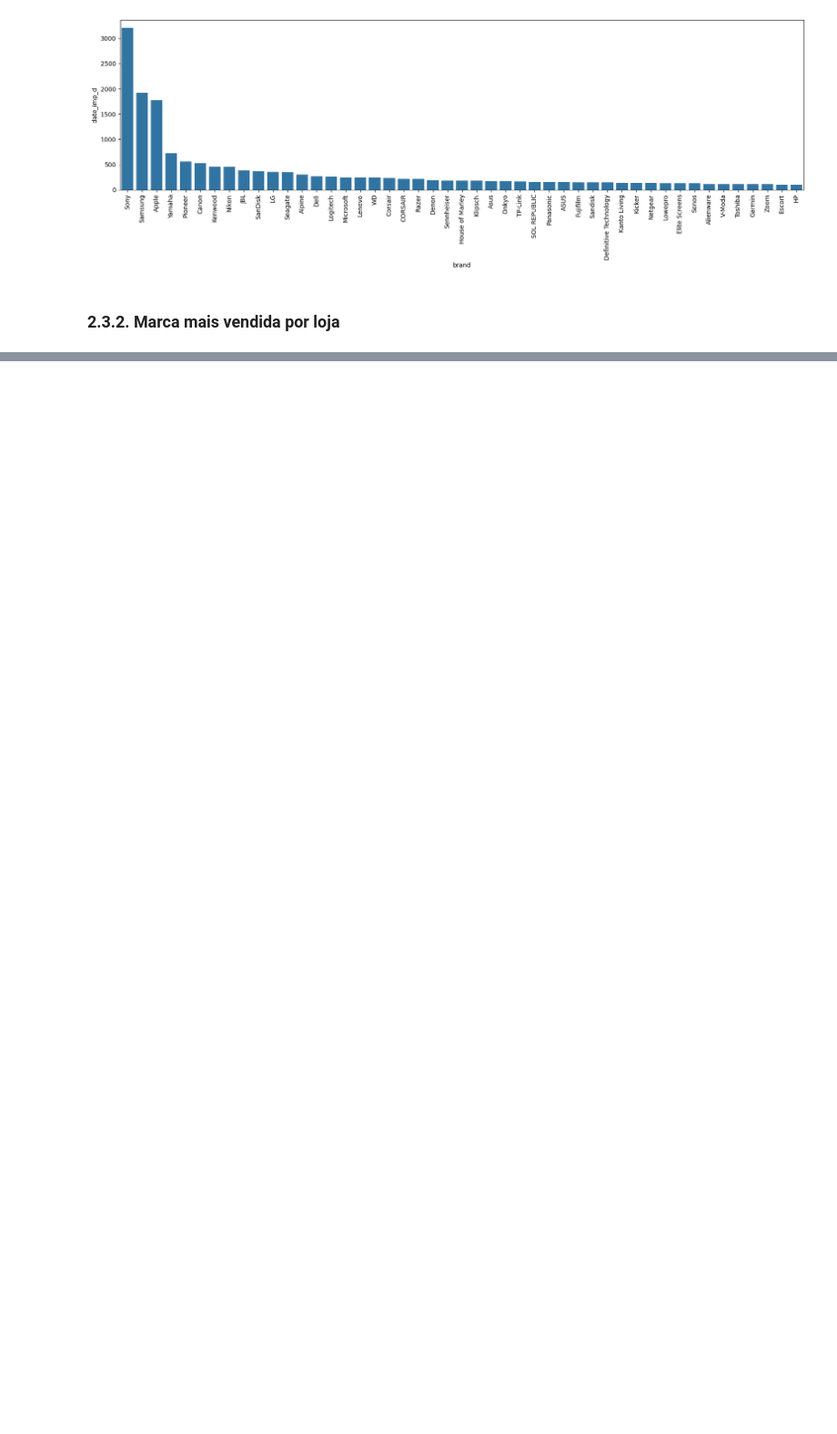
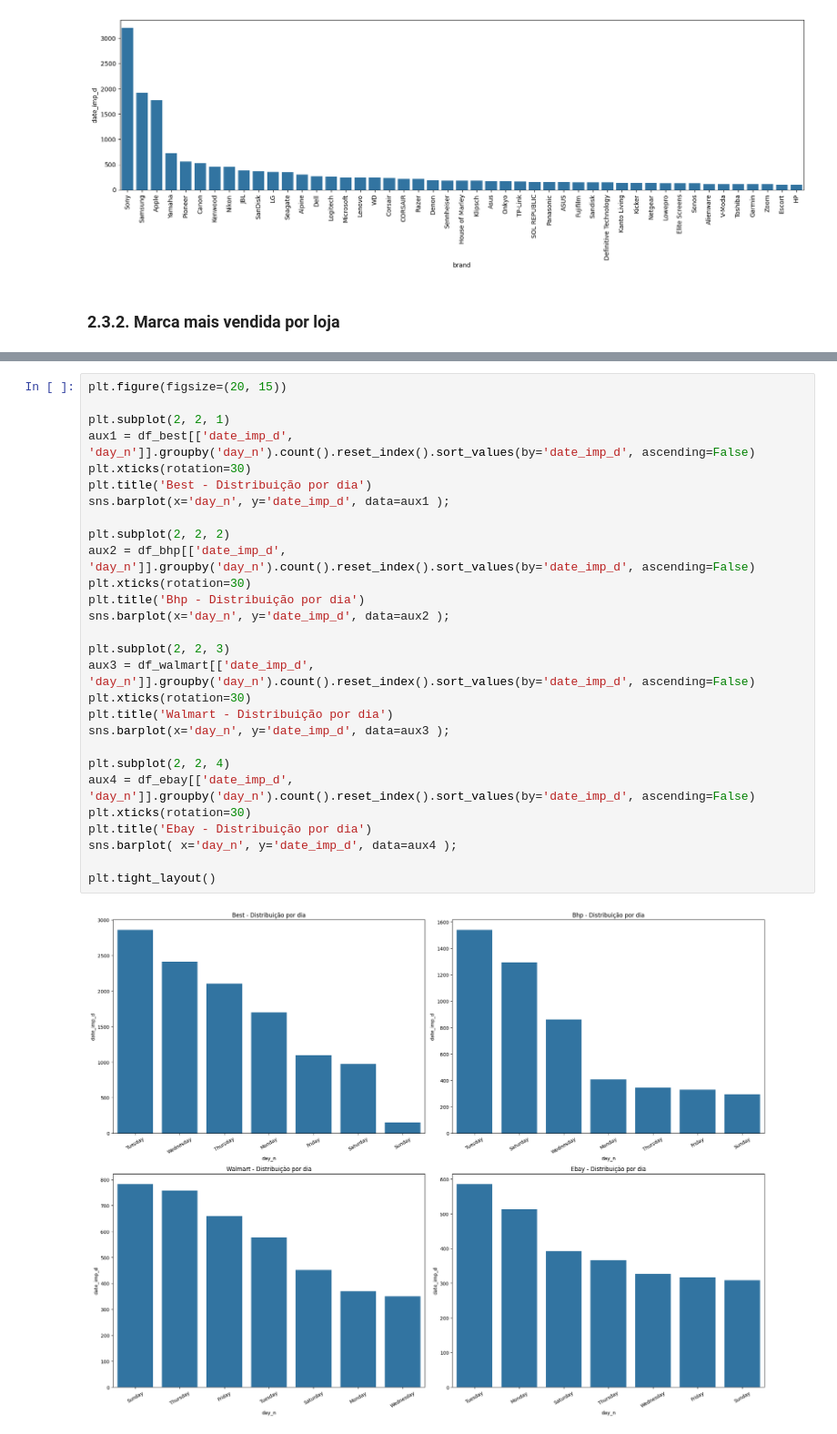
Before and after one commit to TiagoTuk/elasticidade_preco, a Jupyter notebook: notebooks/c1-metrics.ipynb, the cells around one changed output, grey strips where cells are left out. Shown at 91% size. Saved outputs shown, nothing was run; the diff lists cells and outputs as text; blank space fills up the shorter version.

```diff
--- a/notebooks/c1-metrics.ipynb
+++ b/notebooks/c1-metrics.ipynb
@@ -298,0 +306,30 @@ Index(['date_imp_d', 'category_name', 'name', 'price', 'disc_price',
+# %%
+plt.figure(figsize=(20, 15))
+
+plt.subplot(2, 2, 1)
+aux1 = df_best[['date_imp_d', 'day_n']].groupby('day_n').count().reset_index().sort_values(by='date_imp_d', ascending=False)
+plt.xticks(rotation=30)
+plt.title('Best - Distribuição por dia')
+sns.barplot(x='day_n', y='date_imp_d', data=aux1 );
+
+plt.subplot(2, 2, 2)
+aux2 = df_bhp[['date_imp_d', 'day_n']].groupby('day_n').count().reset_index().sort_values(by='date_imp_d', ascending=False)
+plt.xticks(rotation=30)
+plt.title('Bhp - Distribuição por dia')
+sns.barplot(x='day_n', y='date_imp_d', data=aux2 );
+
+plt.subplot(2, 2, 3)
+aux3 = df_walmart[['date_imp_d', 'day_n']].groupby('day_n').count().reset_index().sort_values(by='date_imp_d', ascending=False)
+plt.xticks(rotation=30)
+plt.title('Walmart - Distribuição por dia')
+sns.barplot(x='day_n', y='date_imp_d', data=aux3 );
+
+plt.subplot(2, 2, 4)
+aux4 = df_ebay[['date_imp_d', 'day_n']].groupby('day_n').count().reset_index().sort_values(by='date_imp_d', ascending=False)
+plt.xticks(rotation=30)
+plt.title('Ebay - Distribuição por dia')
+sns.barplot( x='day_n', y='date_imp_d', data=aux4 );
+
+plt.tight_layout()
+# %% [output]
+[figure, added]
```
Also changed, not shown: parts of 19 cells of this notebook.
